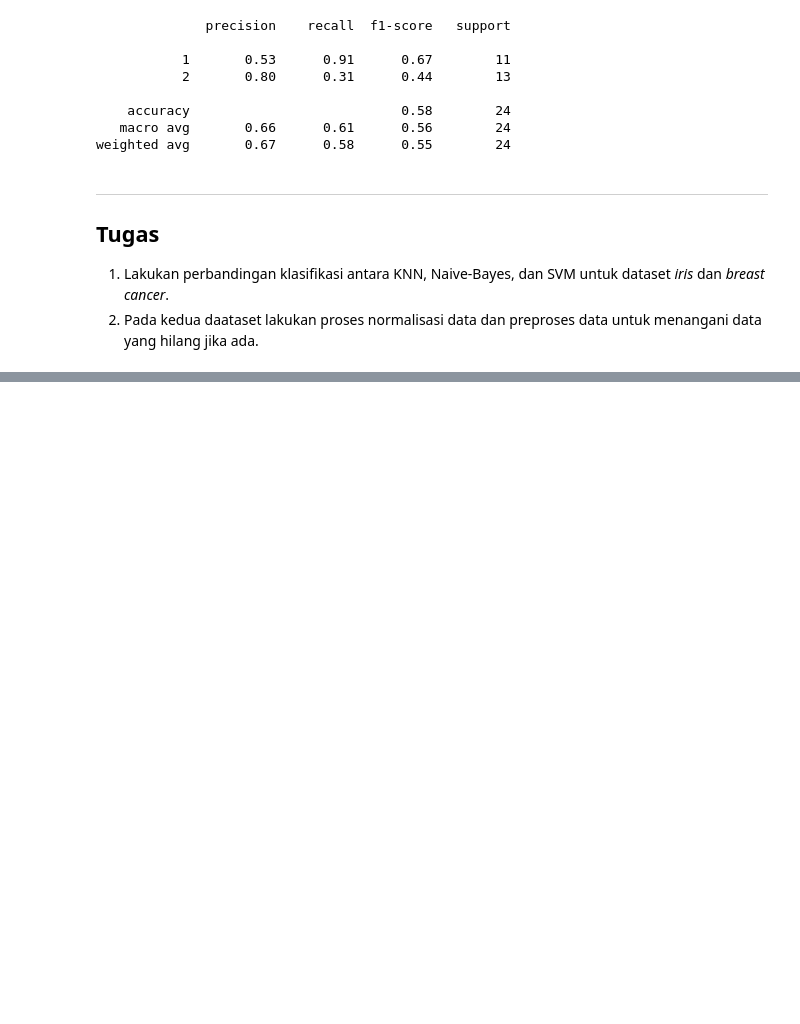
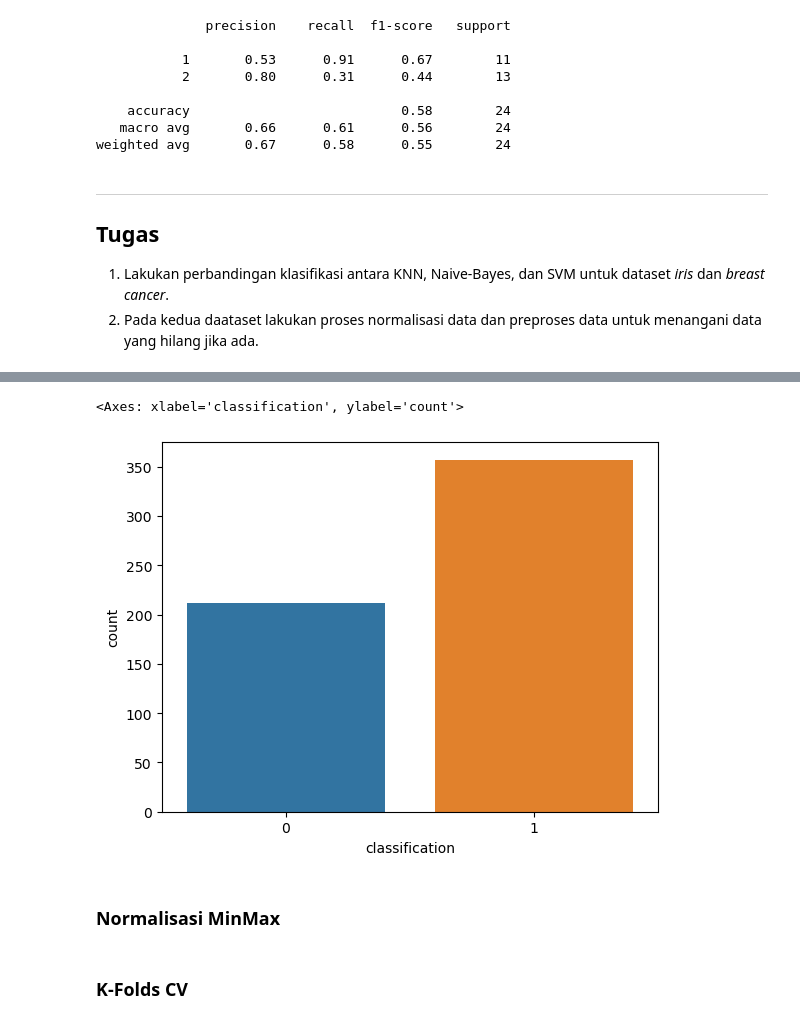
Before and after one commit to rayhanegar/Code-PPM, a Jupyter notebook: Praktikum/225150201111014 - Rayhan Egar - BAB 8.ipynb, the cells around one changed output, grey strips where cells are left out. Drawn from its saved outputs; the diff is of its cells as text; code cells hidden in the pictures; blank space fills up the shorter version.

```diff
--- a/Praktikum/225150201111014 - Rayhan Egar - BAB 8.ipynb
+++ b/Praktikum/225150201111014 - Rayhan Egar - BAB 8.ipynb
@@ -113,0 +166,7 @@ y_df_cancer = pd.DataFrame(data_cancer.target, columns=['classification'])
+# %%
+sns.countplot(y_df_cancer, x='classification')
+# %% [output]
+<Axes: xlabel='classification', ylabel='count'>
+[figure, added]
+# %% [markdown]
+### Normalisasi MinMax
@@ -113,0 +182,2 @@ y_df_cancer = pd.DataFrame(data_cancer.target, columns=['classification'])
+# %% [markdown]
+### K-Folds CV
```
Also changed, not shown: parts of 21 cells of this notebook.
